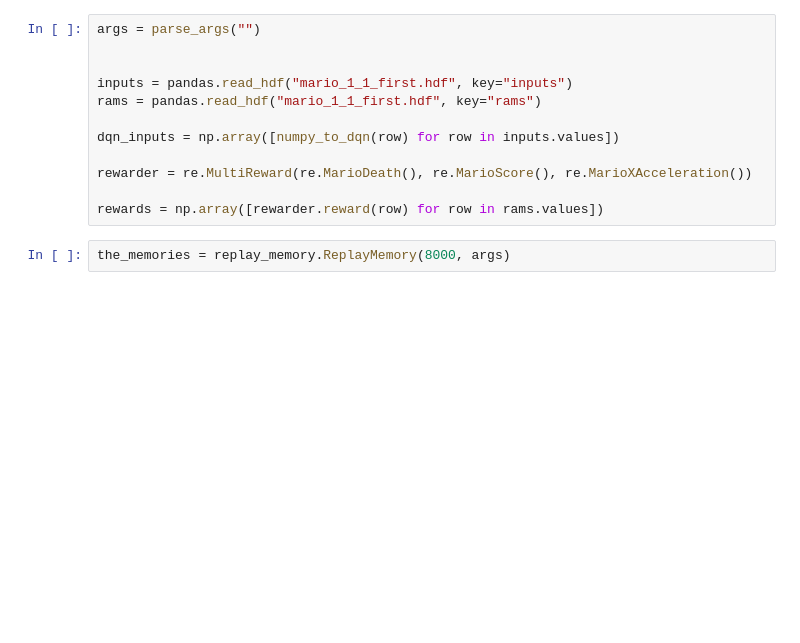
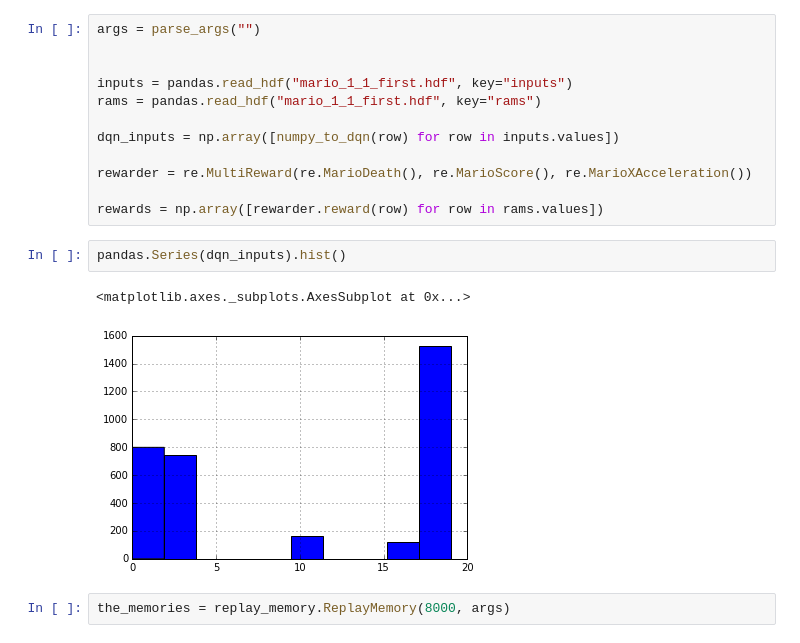
Before and after one commit to PeerM/neslearn_bachelor, a Jupyter notebook: hsa/notebooks/check_replay_memory.ipynb, the cells around one changed output. Saved outputs shown, nothing was run; the diff lists cells and outputs as text; blank space fills up the shorter version.

```diff
--- a/hsa/notebooks/check_replay_memory.ipynb
+++ b/hsa/notebooks/check_replay_memory.ipynb
@@ -30,6 +31,11 @@ dqn_inputs = np.array([numpy_to_dqn(row) for row in inputs.values])
 rewarder = re.MultiReward(re.MarioDeath(), re.MarioScore(), re.MarioXAcceleration())
 
 rewards = np.array([rewarder.reward(row) for row in rams.values])
+# %%
+pandas.Series(dqn_inputs).hist()
+# %% [output]
+<matplotlib.axes._subplots.AxesSubplot at 0x...>
+[figure, added]
 # %%
 the_memories = replay_memory.ReplayMemory(8000, args)
 # %%
```
Also changed, not shown: parts of 5 cells of this notebook, 6 other files.
